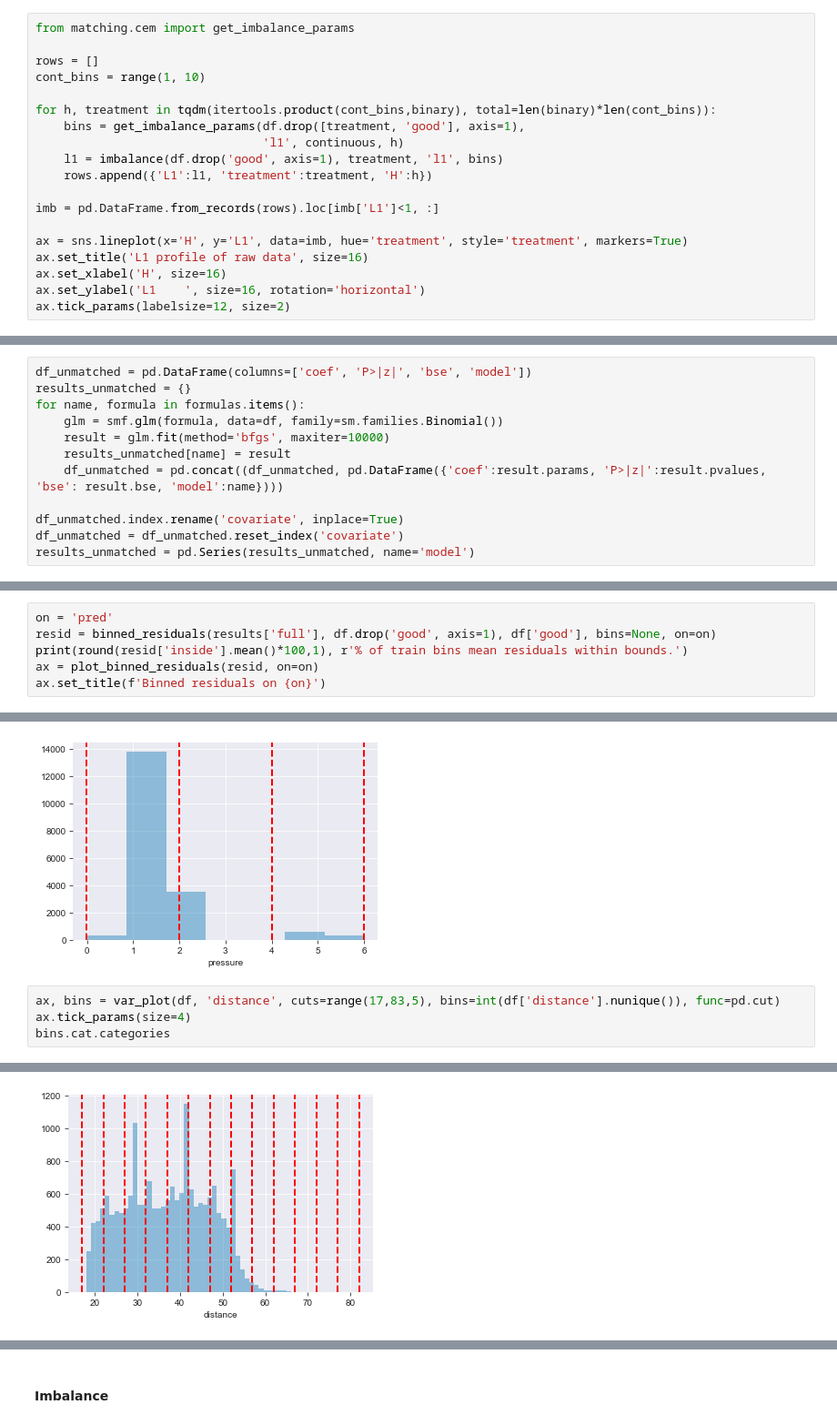
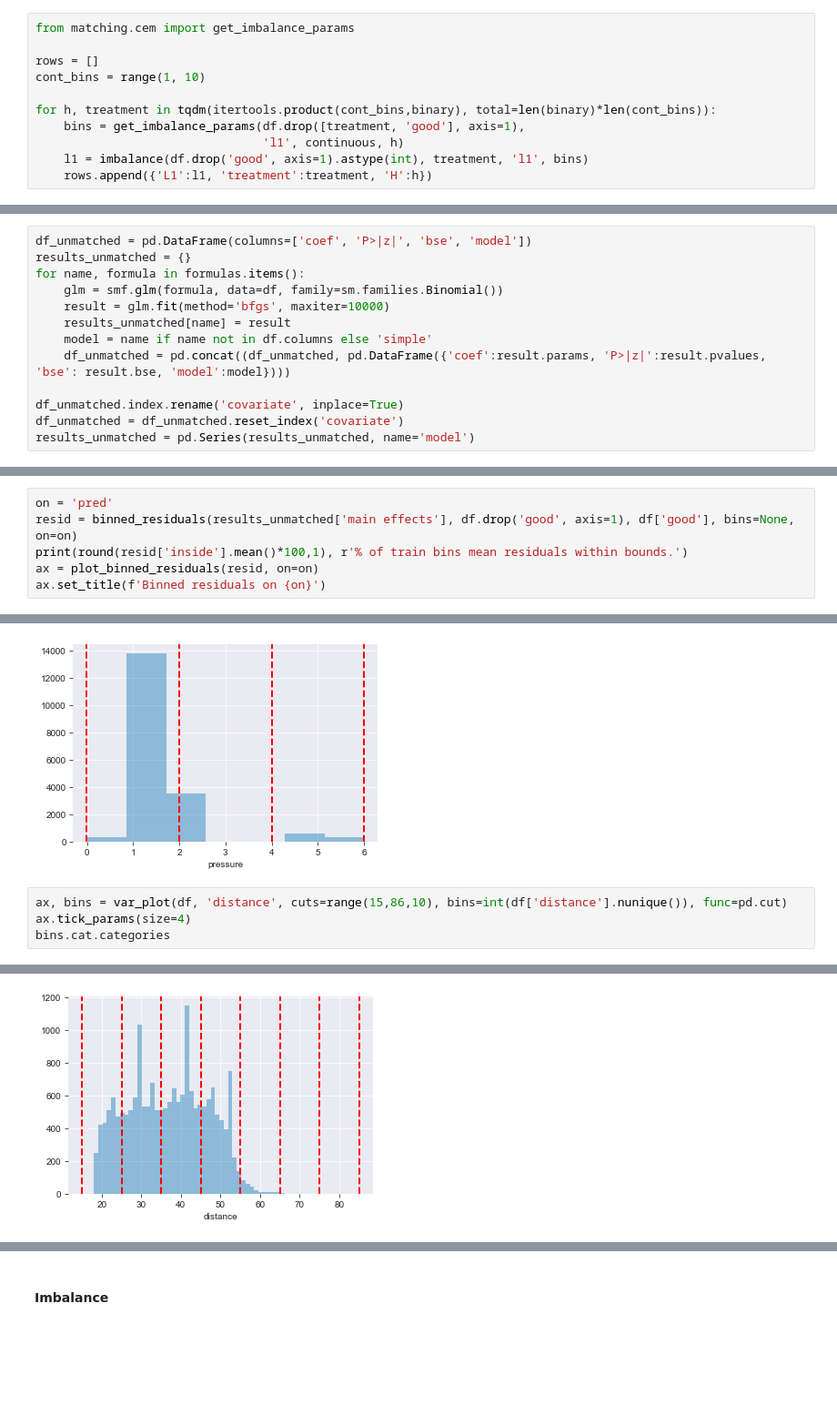
Before and after one commit to lewisbails/nfl-project, a Jupyter notebook: notebooks/field_goals.ipynb, the cells around one changed output, grey strips where cells are left out. Shown at 91% size. Drawn from its saved outputs; the diff is of its cells as text; blank space fills up the shorter version.

```diff
--- a/notebooks/field_goals.ipynb
+++ b/notebooks/field_goals.ipynb
@@ -107,13 +78,5 @@ cont_bins = range(1, 10)
 for h, treatment in tqdm(itertools.product(cont_bins,binary), total=len(binary)*len(cont_bins)):
     bins = get_imbalance_params(df.drop([treatment, 'good'], axis=1),
                                 'l1', continuous, h)
-    l1 = imbalance(df.drop('good', axis=1), treatment, 'l1', bins)
+    l1 = imbalance(df.drop('good', axis=1).astype(int), treatment, 'l1', bins)
     rows.append({'L1':l1, 'treatment':treatment, 'H':h})
-
-imb = pd.DataFrame.from_records(rows).loc[imb['L1']<1, :]
-
-ax = sns.lineplot(x='H', y='L1', data=imb, hue='treatment', style='treatment', markers=True)
-ax.set_title('L1 profile of raw data', size=16)
-ax.set_xlabel('H', size=16)
-ax.set_ylabel('L1    ', size=16, rotation='horizontal')
-ax.tick_params(labelsize=12, size=2)
@@ -180,7 +156,8 @@ for name, formula in formulas.items():
     glm = smf.glm(formula, data=df, family=sm.families.Binomial())
     result = glm.fit(method='bfgs', maxiter=10000)
     results_unmatched[name] = result
-    df_unmatched = pd.concat((df_unmatched, pd.DataFrame({'coef':result.params, 'P>|z|':result.pvalues, 'bse': result.bse, 'model':name})))
+    model = name if name not in df.columns else 'simple'
+    df_unmatched = pd.concat((df_unmatched, pd.DataFrame({'coef':result.params, 'P>|z|':result.pvalues, 'bse': result.bse, 'model':model})))
 
 df_unmatched.index.rename('covariate', inplace=True)
 df_unmatched = df_unmatched.reset_index('covariate')
@@ -335,7 +359,7 @@ plt.show()
 ### Analysis of Residuals
 # %%
 on = 'pred'
-resid = binned_residuals(results['full'], df.drop('good', axis=1), df['good'], bins=None, on=on)
+resid = binned_residuals(results_unmatched['main effects'], df.drop('good', axis=1), df['good'], bins=None, on=on)
 print(round(resid['inside'].mean()*100,1), r'% of train bins mean residuals within bounds.')
 ax = plot_binned_residuals(resid, on=on)
 ax.set_title(f'Binned residuals on {on}')
@@ -401,7 +425,7 @@ IntervalIndex([(-0.006, 2.0], (2.0, 4.0], (4.0, 6.0]],
               dtype='interval[float64]')
 [figure]
 # %%
-ax, bins = var_plot(df, 'distance', cuts=range(17,83,5), bins=int(df['distance'].nunique()), func=pd.cut)
+ax, bins = var_plot(df, 'distance', cuts=range(15,86,10), bins=int(df['distance'].nunique()), func=pd.cut)
 ax.tick_params(size=4)
 bins.cat.categories
 # %% [output]
@@ -409,5 +433,5 @@ IntervalIndex([(17, 22], (22, 27], (27, 32], (32, 37], (37, 42] ... (57, 62], (6
               closed='right',
               dtype='interval[int64]')
-[figure, old version]
+[figure, new version]
 # %%
 coarsening = {
```
Also changed, not shown: parts of 51 cells of this notebook, 21 other files.
